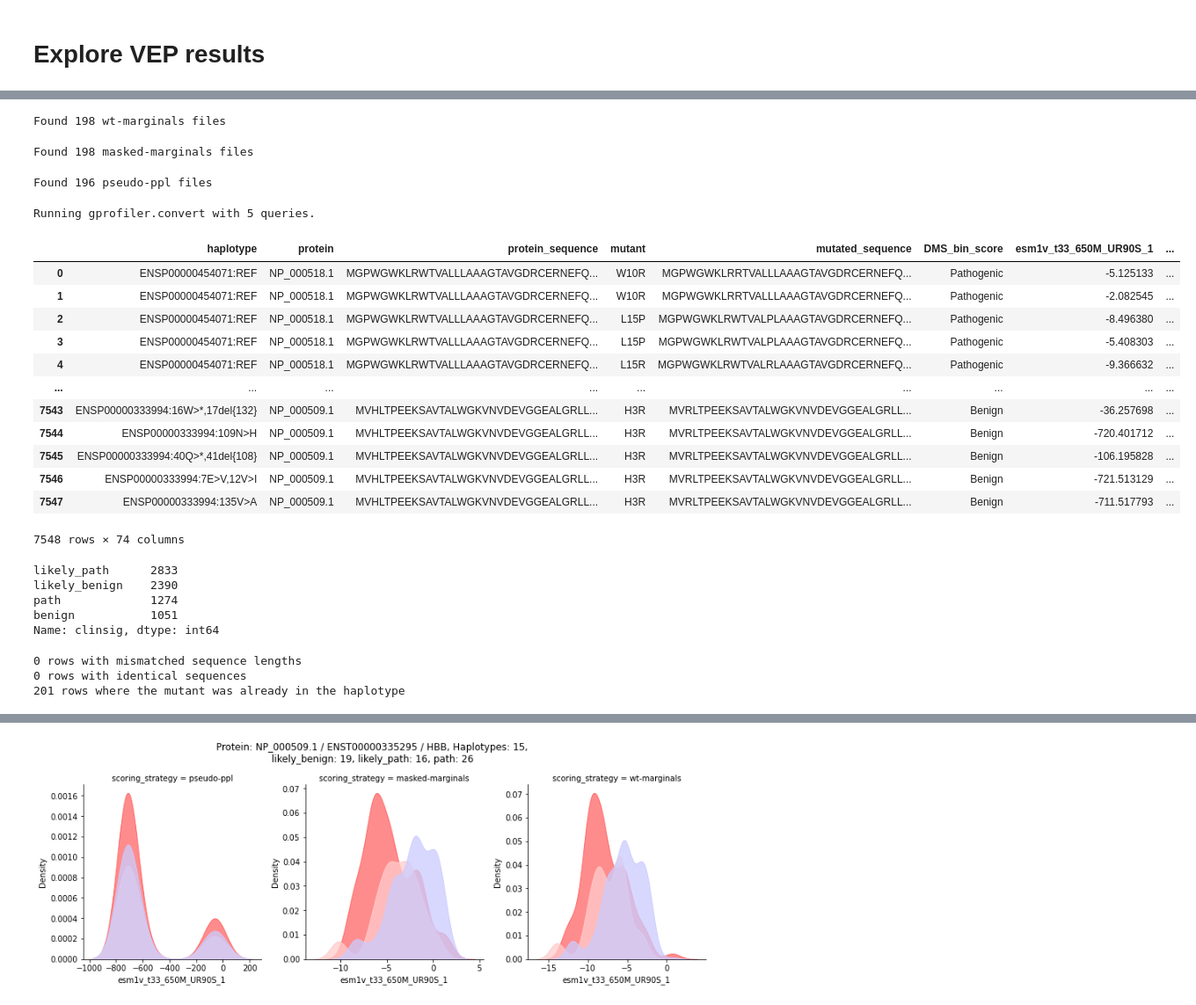
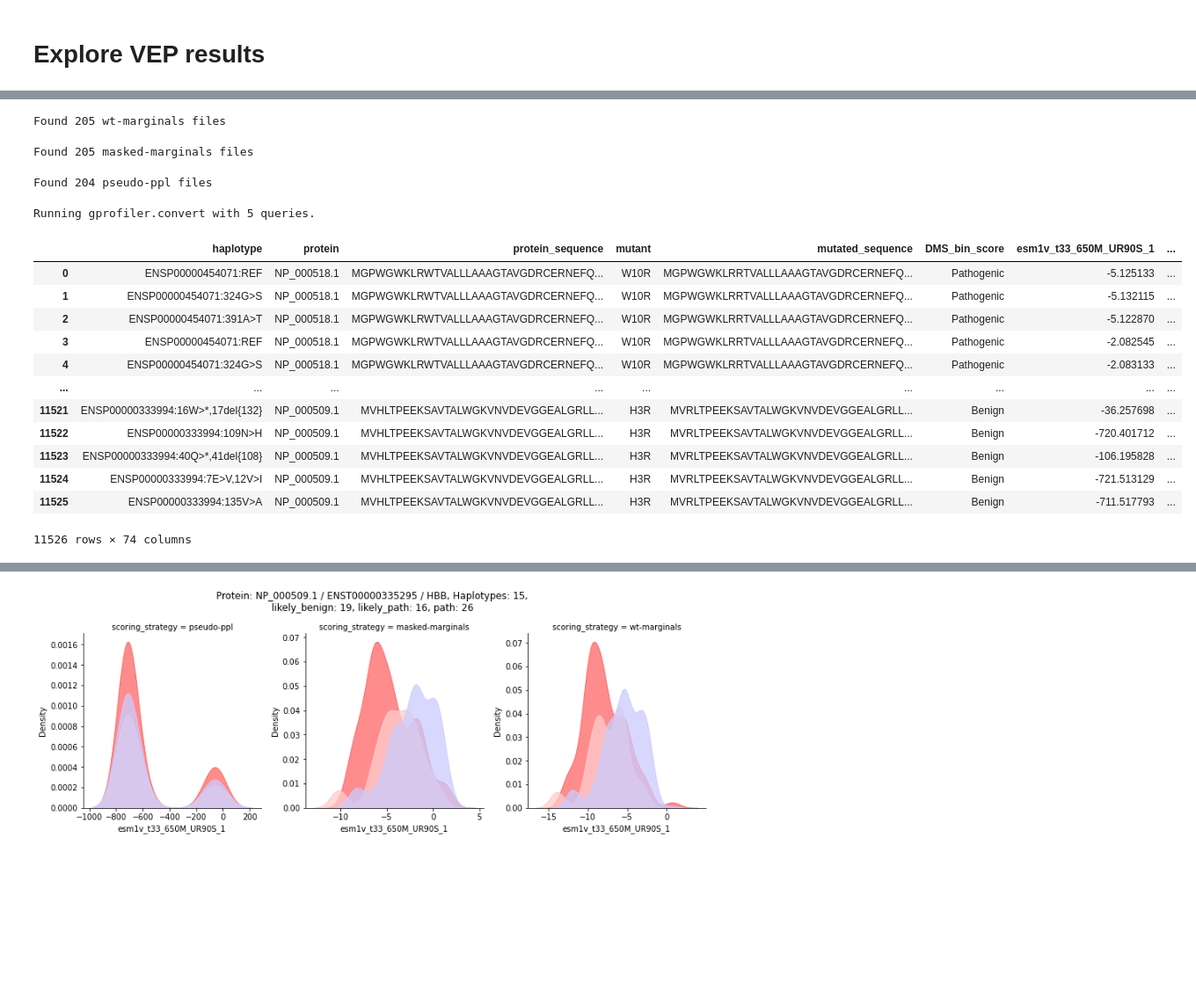
Before and after one commit to bschilder/VEP_protein, a Jupyter notebook: notebooks/haplosaurus.ipynb, the cells around one changed output, grey strips where cells are left out. Shown at 88% size. Saved outputs shown, nothing was run; the diff lists cells and outputs as text; code cells hidden in the pictures; blank space fills up the shorter version.

```diff
--- a/notebooks/haplosaurus.ipynb
+++ b/notebooks/haplosaurus.ipynb
@@ -188,44 +166,30 @@ Name: HGVSp, dtype: int64
 # %%
 esm_vep = ESM.merge_vep("~/projects/data/1KG/vep")
 esm_vep = gp.map_ids(esm_vep,
                      rows_per_id=1,
                      target_namespace='ENST')
 esm_vep['protein_sequence_length'] = esm_vep['protein_sequence'].map(ESMp.preprocess_sequence).str.len()
 esm_vep['mutated_sequence_length'] = esm_vep['mutated_sequence'].map(ESMp.preprocess_sequence).str.len()
 # Annotate with PGD variants
-esm_vep = esm_vep.merge(pgd_subs_raw.groupby(['protein', 'mutant']).head(1), on=['protein', 'mutant'], how='inner')
+esm_vep = esm_vep.merge(pgd_subs_raw.groupby(['protein', 'mutant']).head(1),
+                        on=['protein', 'mutant'],
+                        how='inner')
 esm_vep
 # %% [output]
-Found 198 wt-marginals files
+Found 205 wt-marginals files
-Found 198 masked-marginals files
+Found 205 masked-marginals files
-Found 196 pseudo-ppl files
+Found 204 pseudo-ppl files
 Running gprofiler.convert with 5 queries.
 |  | haplotype | protein | protein_sequence | mutant | mutated_sequence | DMS_bin_score | esm1v_t33_650M_UR90S_1 | ... |
 | 0 | ENSP00000454071:REF | NP_000518.1 | MGPWGWKLRWTVALLLAAAGTAVGDRCERNEFQ... | W10R | MGPWGWKLRRTVALLLAAAGTAVGDRCERNEFQ... | Pathogenic | -5.125133 | ... |
-| 1 | ENSP00000454071:REF | NP_000518.1 | MGPWGWKLRWTVALLLAAAGTAVGDRCERNEFQ... | W10R | MGPWGWKLRRTVALLLAAAGTAVGDRCERNEFQ... | Pathogenic | -2.082545 | ... |
-| 2 | ENSP00000454071:REF | NP_000518.1 | MGPWGWKLRWTVALLLAAAGTAVGDRCERNEFQ... | L15P | MGPWGWKLRWTVALPLAAAGTAVGDRCERNEFQ... | Pathogenic | -8.496380 | ... |
-| 3 | ENSP00000454071:REF | NP_000518.1 | MGPWGWKLRWTVALLLAAAGTAVGDRCERNEFQ... | L15P | MGPWGWKLRWTVALPLAAAGTAVGDRCERNEFQ... | Pathogenic | -5.408303 | ... |
-| 4 | ENSP00000454071:REF | NP_000518.1 | MGPWGWKLRWTVALLLAAAGTAVGDRCERNEFQ... | L15R | MGPWGWKLRWTVALRLAAAGTAVGDRCERNEFQ... | Pathogenic | -9.366632 | ... |
+| 1 | ENSP00000454071:324G>S | NP_000518.1 | MGPWGWKLRWTVALLLAAAGTAVGDRCERNEFQ... | W10R | MGPWGWKLRRTVALLLAAAGTAVGDRCERNEFQ... | Pathogenic | -5.132115 | ... |
+| 2 | ENSP00000454071:391A>T | NP_000518.1 | MGPWGWKLRWTVALLLAAAGTAVGDRCERNEFQ... | W10R | MGPWGWKLRRTVALLLAAAGTAVGDRCERNEFQ... | Pathogenic | -5.122870 | ... |
+| 3 | ENSP00000454071:REF | NP_000518.1 | MGPWGWKLRWTVALLLAAAGTAVGDRCERNEFQ... | W10R | MGPWGWKLRRTVALLLAAAGTAVGDRCERNEFQ... | Pathogenic | -2.082545 | ... |
+| 4 | ENSP00000454071:324G>S | NP_000518.1 | MGPWGWKLRWTVALLLAAAGTAVGDRCERNEFQ... | W10R | MGPWGWKLRRTVALLLAAAGTAVGDRCERNEFQ... | Pathogenic | -2.083133 | ... |
 | ... | ... | ... | ... | ... | ... | ... | ... | ... |
-| 7543 | ENSP00000333994:16W>*,17del{132} | NP_000509.1 | MVHLTPEEKSAVTALWGKVNVDEVGGEALGRLL... | H3R | MVRLTPEEKSAVTALWGKVNVDEVGGEALGRLL... | Benign | -36.257698 | ... |
-| 7544 | ENSP00000333994:109N>H | NP_000509.1 | MVHLTPEEKSAVTALWGKVNVDEVGGEALGRLL... | H3R | MVRLTPEEKSAVTALWGKVNVDEVGGEALGRLL... | Benign | -720.401712 | ... |
-| 7545 | ENSP00000333994:40Q>*,41del{108} | NP_000509.1 | MVHLTPEEKSAVTALWGKVNVDEVGGEALGRLL... | H3R | MVRLTPEEKSAVTALWGKVNVDEVGGEALGRLL... | Benign | -106.195828 | ... |
-| 7546 | ENSP00000333994:7E>V,12V>I | NP_000509.1 | MVHLTPEEKSAVTALWGKVNVDEVGGEALGRLL... | H3R | MVRLTPEEKSAVTALWGKVNVDEVGGEALGRLL... | Benign | -721.513129 | ... |
-| 7547 | ENSP00000333994:135V>A | NP_000509.1 | MVHLTPEEKSAVTALWGKVNVDEVGGEALGRLL... | H3R | MVRLTPEEKSAVTALWGKVNVDEVGGEALGRLL... | Benign | -711.517793 | ... |
+| 11521 | ENSP00000333994:16W>*,17del{132} | NP_000509.1 | MVHLTPEEKSAVTALWGKVNVDEVGGEALGRLL... | H3R | MVRLTPEEKSAVTALWGKVNVDEVGGEALGRLL... | Benign | -36.257698 | ... |
+| 11522 | ENSP00000333994:109N>H | NP_000509.1 | MVHLTPEEKSAVTALWGKVNVDEVGGEALGRLL... | H3R | MVRLTPEEKSAVTALWGKVNVDEVGGEALGRLL... | Benign | -720.401712 | ... |
+| 11523 | ENSP00000333994:40Q>*,41del{108} | NP_000509.1 | MVHLTPEEKSAVTALWGKVNVDEVGGEALGRLL... | H3R | MVRLTPEEKSAVTALWGKVNVDEVGGEALGRLL... | Benign | -106.195828 | ... |
+| 11524 | ENSP00000333994:7E>V,12V>I | NP_000509.1 | MVHLTPEEKSAVTALWGKVNVDEVGGEALGRLL... | H3R | MVRLTPEEKSAVTALWGKVNVDEVGGEALGRLL... | Benign | -721.513129 | ... |
+| 11525 | ENSP00000333994:135V>A | NP_000509.1 | MVHLTPEEKSAVTALWGKVNVDEVGGEALGRLL... | H3R | MVRLTPEEKSAVTALWGKVNVDEVGGEALGRLL... | Benign | -711.517793 | ... |
-7548 rows × 74 columns
+11526 rows × 74 columns
-# %%
-esm_vep['clinsig'].value_counts()
-# %% [output]
-likely_path      2833
-likely_benign    2390
-path             1274
-benign           1051
-Name: clinsig, dtype: int64
-# %%
-print(len(esm_vep.loc[esm_vep['protein_sequence_length'] != esm_vep['mutated_sequence_length']]),"rows with mismatched sequence lengths")
-print(len(esm_vep.loc[esm_vep['protein_sequence'] == esm_vep['mutated_sequence']]),"rows with identical sequences")
-print(esm_vep['mutant_in_haplotype'].sum(),"rows where the mutant was already in the haplotype")
-# %% [output]
-0 rows with mismatched sequence lengths
-0 rows with identical sequences
-201 rows where the mutant was already in the haplotype
```
Also changed, not shown: parts of 10 cells of this notebook, 3 other files.
